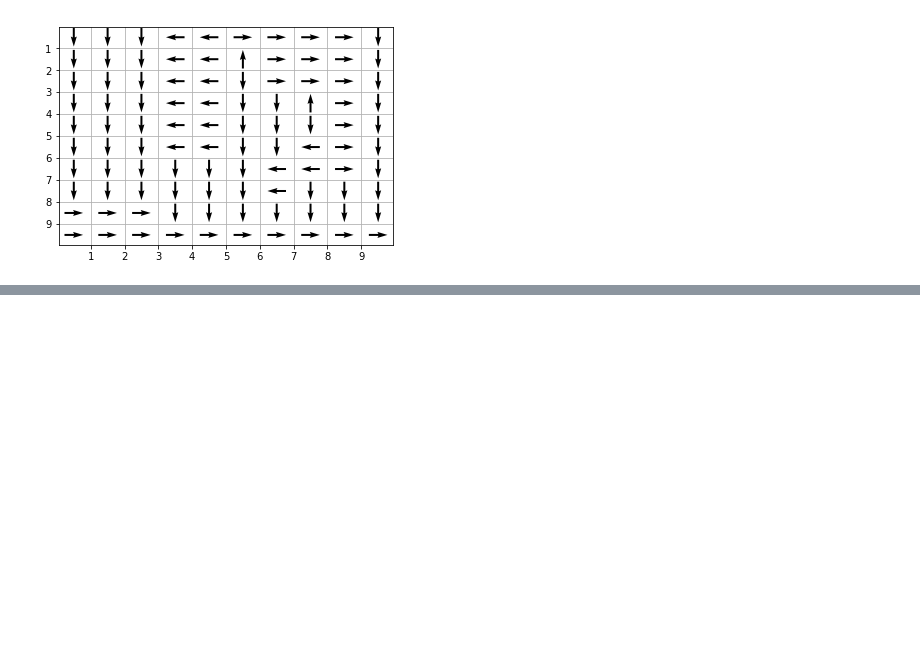
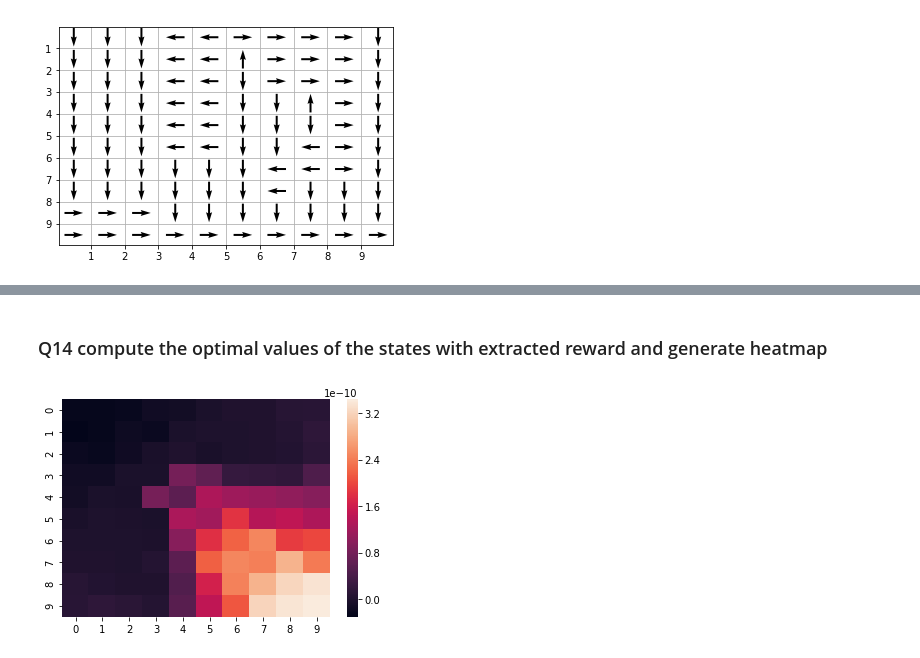
Before and after one commit to twjeric/UCLA-EE232-Large-Scale-Social-and-Complex-Networks, a Jupyter notebook: Project3/project3.ipynb, the cells around one changed output, grey strips where cells are left out. Cells and saved outputs as stored; diff of their text form; code cells hidden in the pictures; blank space fills up the shorter version.

```diff
--- a/Project3/project3.ipynb
+++ b/Project3/project3.ipynb
@@ -358,0 +492,10 @@ print((r.reshape((n_states,))))
+# %% [markdown]
+### Q14 compute the optimal values of the states with extracted reward and generate heatmap ###
+# %%
+Vs_max_lamda1 = np.zeros(height * width)
+# calVs(Vs_max_lamda1, tp, extracted_reward_max_lamda1, discount, theta)
+Vs_max_lamda1 = calVs_new(Vs_max_lamda1, tp, extracted_reward_max_lamda1, discount, theta)
+Vs_max_lamda1_2d = Vs_max_lamda1.reshape((height, width))
+hm_vs = sns.heatmap(Vs_max_lamda1_2d)
+# %% [output]
+[figure, added]
```
Also changed, not shown: parts of 49 cells of this notebook.
